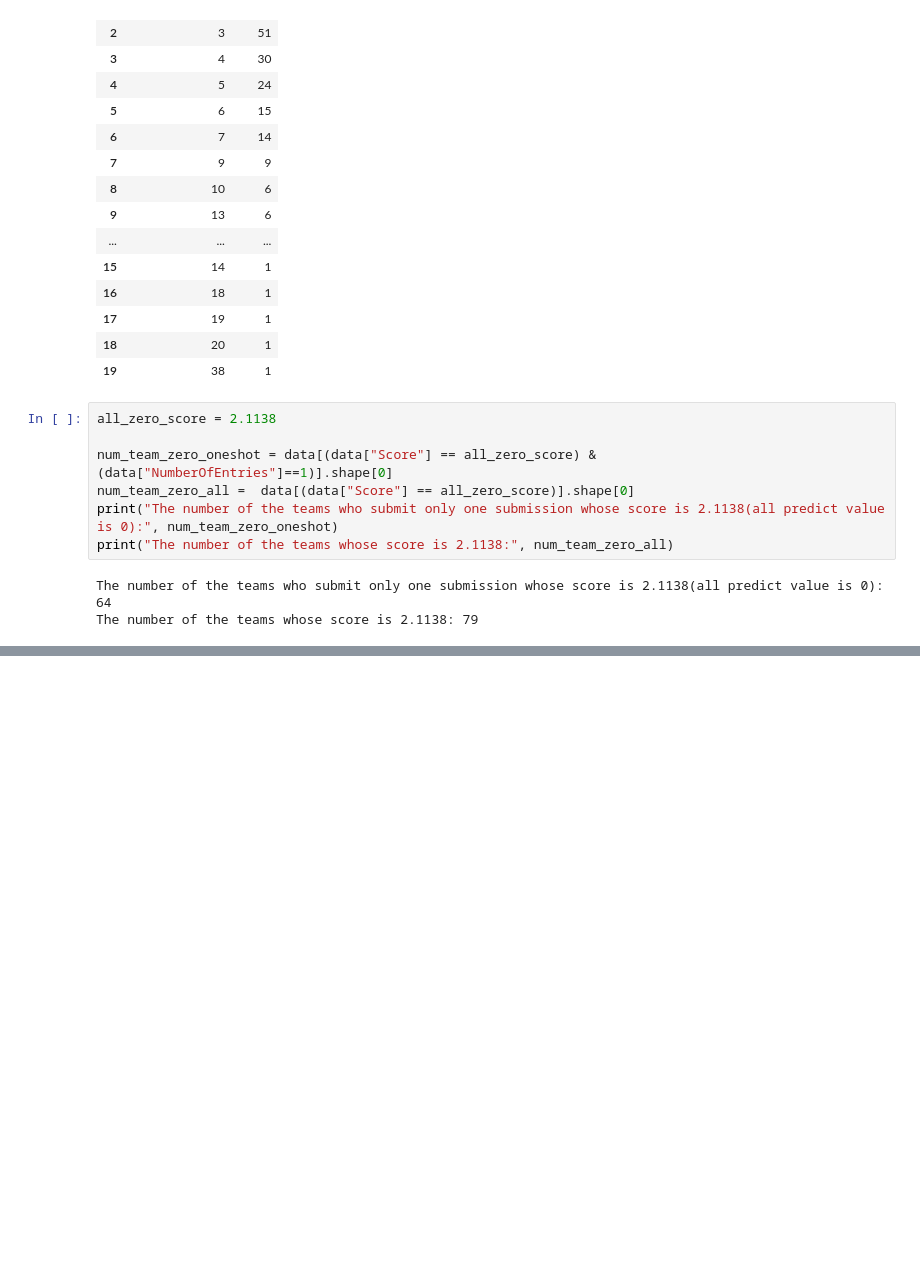
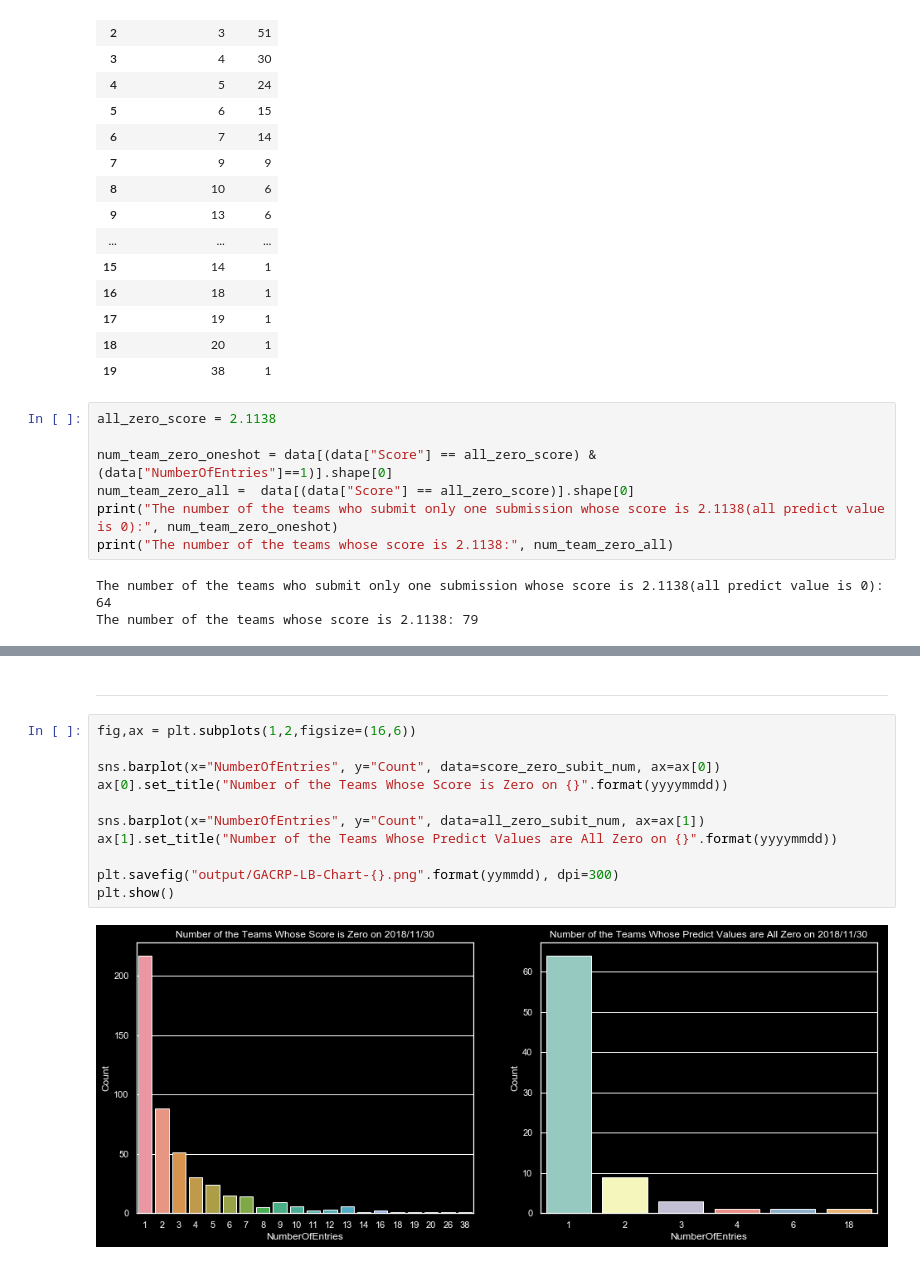
Before and after one commit to takaiyuk/notebooks, a Jupyter notebook: gacrp_publicLB.ipynb, the cells around one changed output, grey strips where cells are left out. Cells and saved outputs as stored; diff of their text form; blank space fills up the shorter version.

```diff
--- a/gacrp_publicLB.ipynb
+++ b/gacrp_publicLB.ipynb
@@ -111,0 +112,15 @@ plt.show()
+# %% [markdown]
+---
+# %%
+fig,ax = plt.subplots(1,2,figsize=(16,6))
+
+sns.barplot(x="NumberOfEntries", y="Count", data=score_zero_subit_num, ax=ax[0])
+ax[0].set_title("Number of the Teams Whose Score is Zero on {}".format(yyyymmdd))
+
+sns.barplot(x="NumberOfEntries", y="Count", data=all_zero_subit_num, ax=ax[1])
+ax[1].set_title("Number of the Teams Whose Predict Values are All Zero on {}".format(yyyymmdd))
+
+plt.savefig("output/GACRP-LB-Chart-{}.png".format(yymmdd), dpi=300)
+plt.show()
+# %% [output]
+[figure, added]
```
Also changed, not shown: parts of 1 cell of this notebook.
